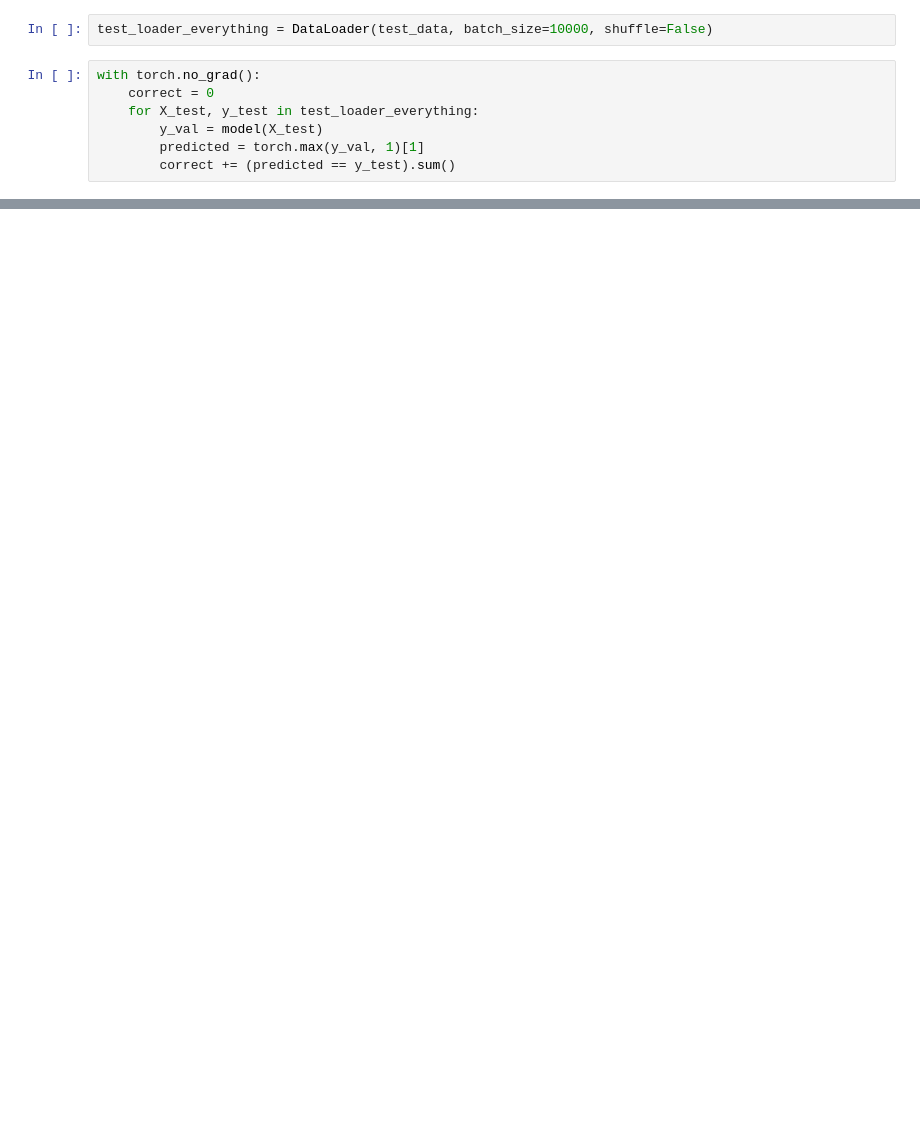
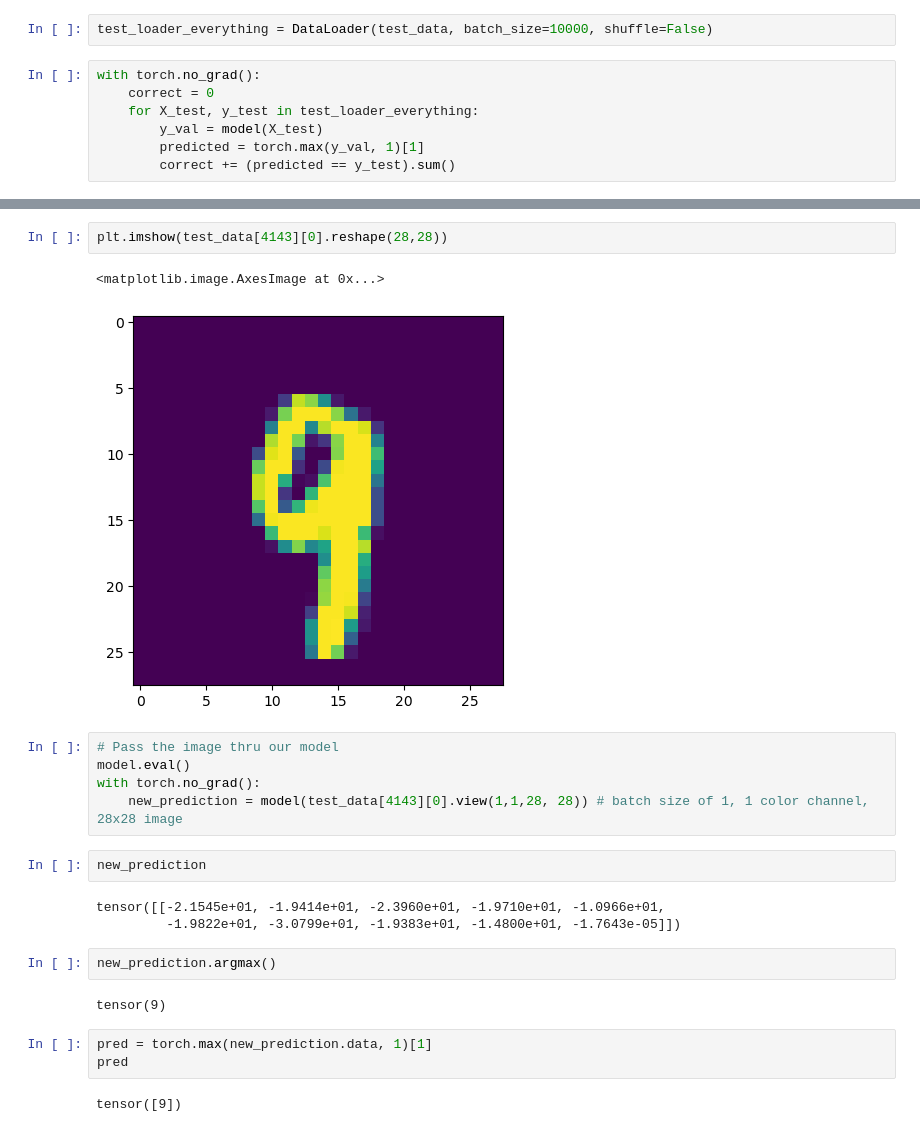
Before and after one commit to YERAN0105/Torch-Tut-Codemy.com, a Jupyter notebook: CNN.ipynb, the cells around one changed output, grey strips where cells are left out. Cells and saved outputs as stored; diff of their text form; blank space fills up the shorter version.

```diff
--- a/CNN.ipynb
+++ b/CNN.ipynb
@@ -308,0 +389,24 @@ correct.item()/len(test_data) * 100
+# %%
+plt.imshow(test_data[4143][0].reshape(28,28))
+# %% [output]
+<matplotlib.image.AxesImage at 0x...>
+[figure, added]
+# %%
+# Pass the image thru our model
+model.eval()
+with torch.no_grad():
+    new_prediction = model(test_data[4143][0].view(1,1,28, 28)) # batch size of 1, 1 color channel, 28x28 image
+# %%
+new_prediction
+# %% [output]
+tensor([[-2.1545e+01, -1.9414e+01, -2.3960e+01, -1.9710e+01, -1.0966e+01,
+         -1.9822e+01, -3.0799e+01, -1.9383e+01, -1.4800e+01, -1.7643e-05]])
+# %%
+new_prediction.argmax()
+# %% [output]
+tensor(9)
+# %%
+pred = torch.max(new_prediction.data, 1)[1]
+pred
+# %% [output]
+tensor([9])
```
Also changed, not shown: parts of 11 cells of this notebook.
